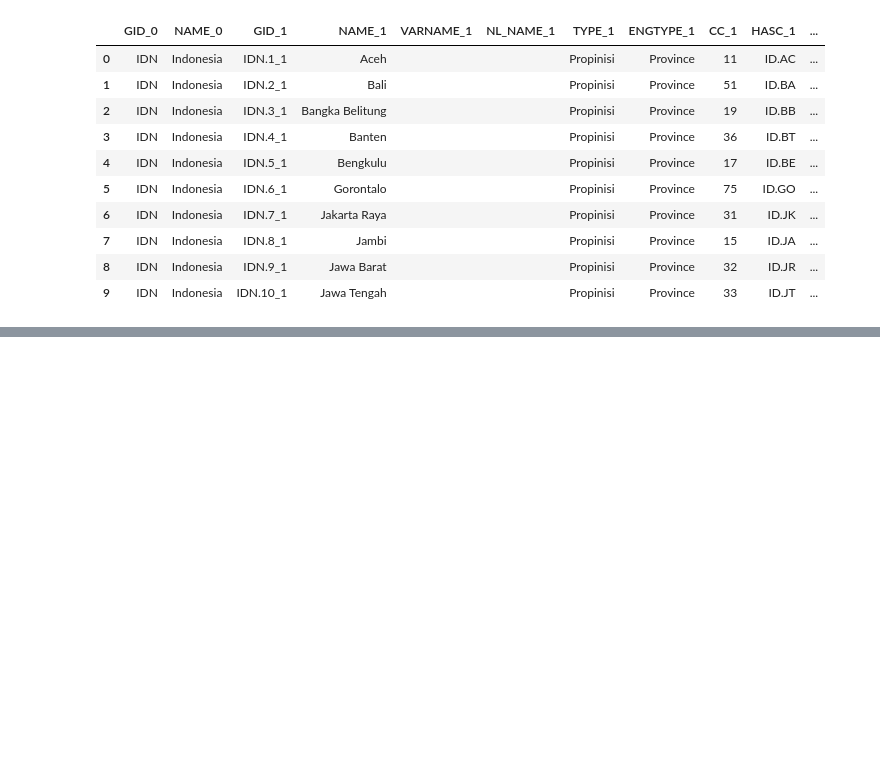
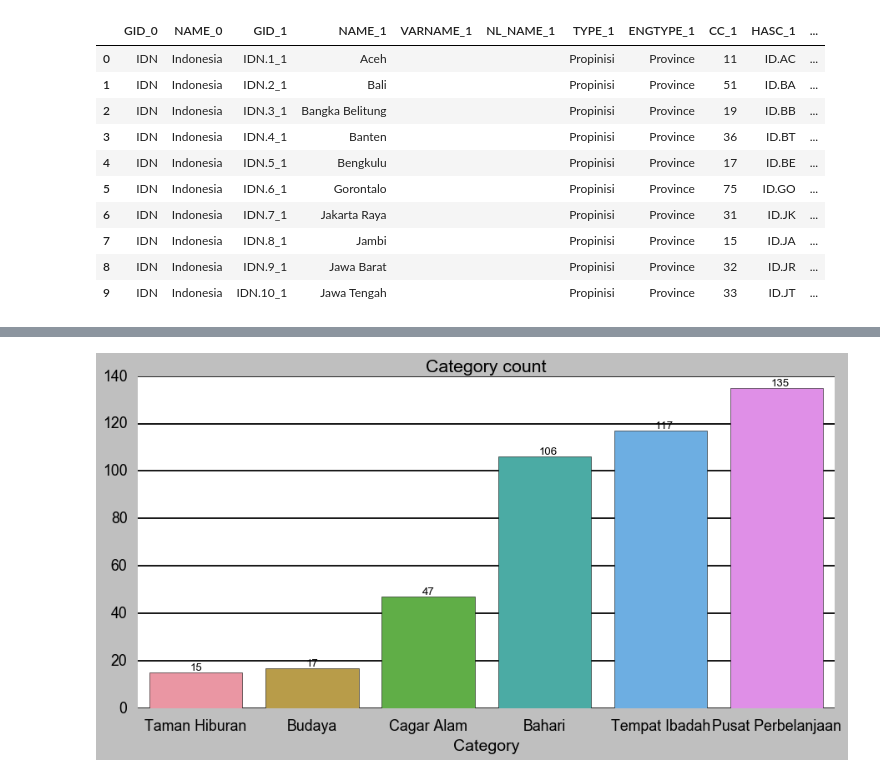
Before and after one commit to alrappie/Indonesia-Tourism-Destination, a Jupyter notebook: main.ipynb, the cells around one changed output, grey strips where cells are left out. Saved outputs shown, nothing was run; the diff lists cells and outputs as text; code cells hidden in the pictures; blank space fills up the shorter version.

```diff
--- a/main.ipynb
+++ b/main.ipynb
@@ -293,0 +343,3 @@ df_geo.plot(column='Visitors', cmap='Set3_r', linewidth=0.5, ax=ax, edgecolor='0
+# %%
+a = tourism_with_id.Category.value_counts()
+a.values
@@ -293,0 +372,12 @@ df_geo.plot(column='Visitors', cmap='Set3_r', linewidth=0.5, ax=ax, edgecolor='0
+# %%
+plt.style.use('grayscale')
+# %%
+fig,ax = plt.subplots(figsize=(12,6))
+sns.barplot(data=tourism_with_id.Category.value_counts(),x=a.index,y=a.values)
+ax.set_title('Category count')
+ax.set_xticklabels(a.index)
+for i, title in enumerate(np.sort(a.values)):
+    ax.text(i-0.05,title+1,title, fontsize=12) #add text
+plt.show()
+# %% [output]
+[figure, added]
```
Also changed, not shown: parts of 22 cells of this notebook.
